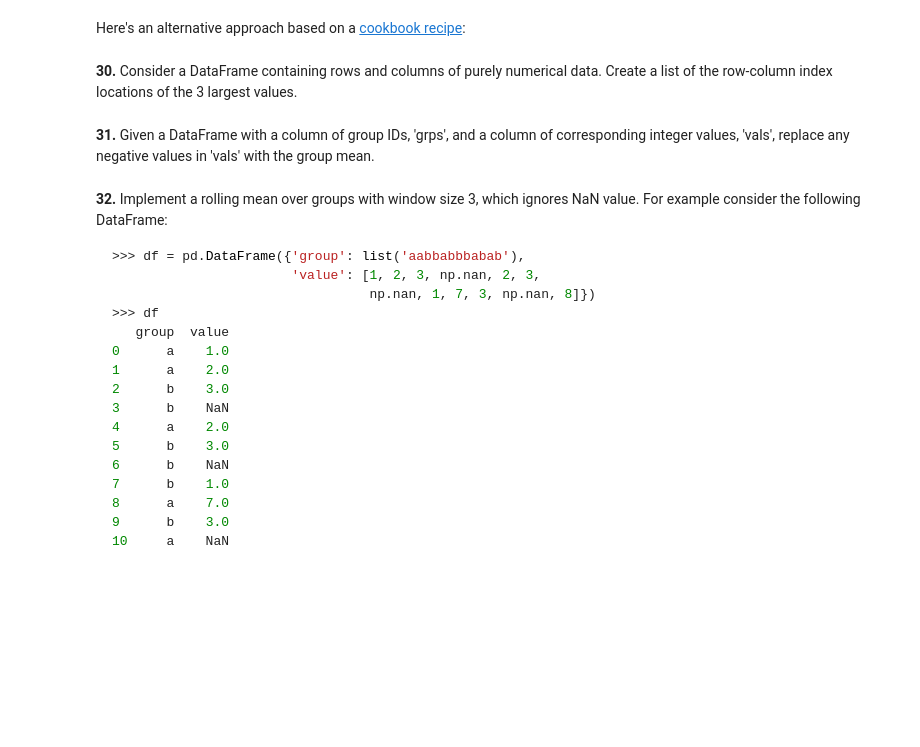
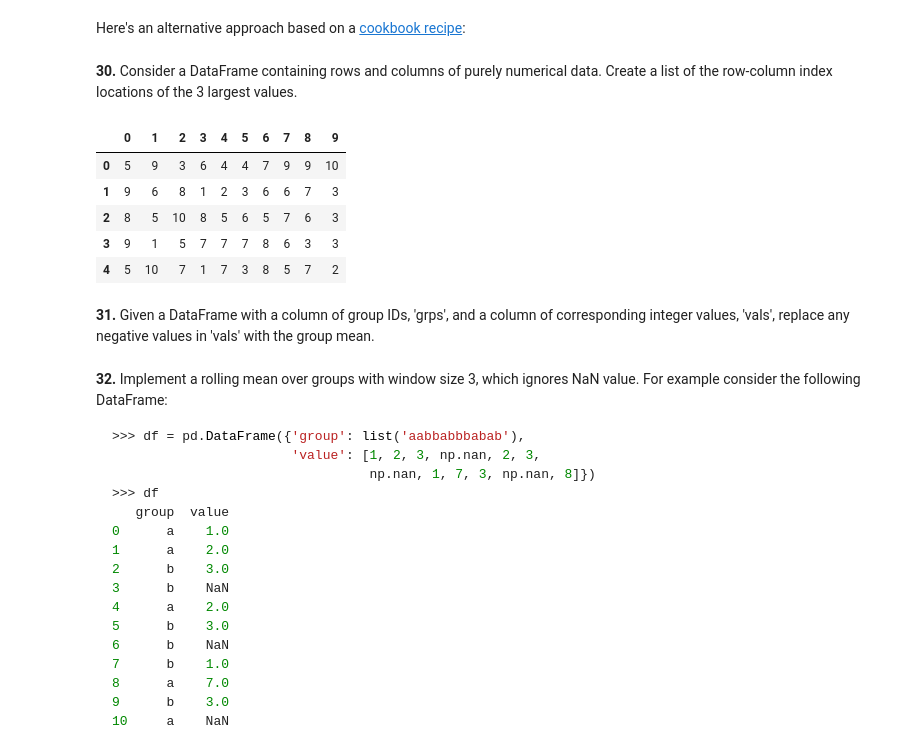
Before and after one commit to ykedarinath/Task_3, a Jupyter notebook: Task_3_pandas_tasks.ipynb, the cells around one changed output. Cells and saved outputs as stored; diff of their text form; code cells hidden in the pictures; blank space fills up the shorter version.

```diff
--- a/Task_3_pandas_tasks.ipynb
+++ b/Task_3_pandas_tasks.ipynb
@@ -552,6 +557,17 @@ print(df9,df10)
 Here's an alternative approach based on a [cookbook recipe](http://pandas.pydata.org/pandas-docs/stable/cookbook.html#grouping):
 # %% [markdown]
 **30.** Consider a DataFrame containing rows and columns of purely numerical data. Create a list of the row-column index locations of the 3 largest values.
+# %%
+df10 = pd.DataFrame(np.random.randint(1,11,size=(5, 10)))
+df10
+#df10.unstack().sort_values()[-3:].index.tolist()
+# %% [output]
+|  | 0 | 1 | 2 | 3 | 4 | 5 | 6 | 7 | 8 | 9 |
+| 0 | 5 | 9 | 3 | 6 | 4 | 4 | 7 | 9 | 9 | 10 |
+| 1 | 9 | 6 | 8 | 1 | 2 | 3 | 6 | 6 | 7 | 3 |
+| 2 | 8 | 5 | 10 | 8 | 5 | 6 | 5 | 7 | 6 | 3 |
+| 3 | 9 | 1 | 5 | 7 | 7 | 7 | 8 | 6 | 3 | 3 |
+| 4 | 5 | 10 | 7 | 1 | 7 | 3 | 8 | 5 | 7 | 2 |
 # %% [markdown]
 **31.** Given a DataFrame with a column of group IDs, 'grps', and a column of corresponding integer values, 'vals', replace any negative values in 'vals' with the group mean.
 # %% [markdown]
```
Also changed, not shown: parts of 1 cell of this notebook.
